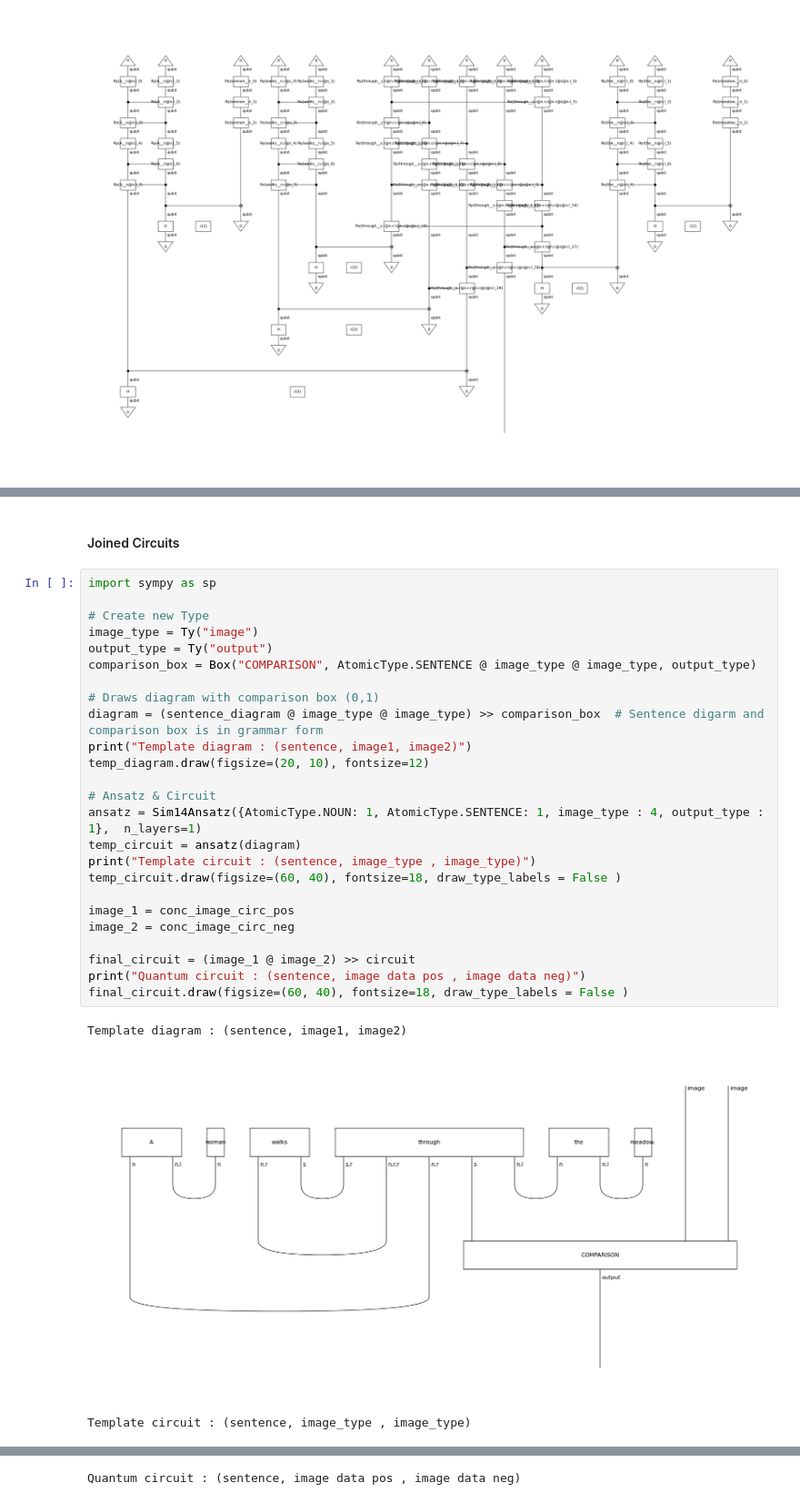
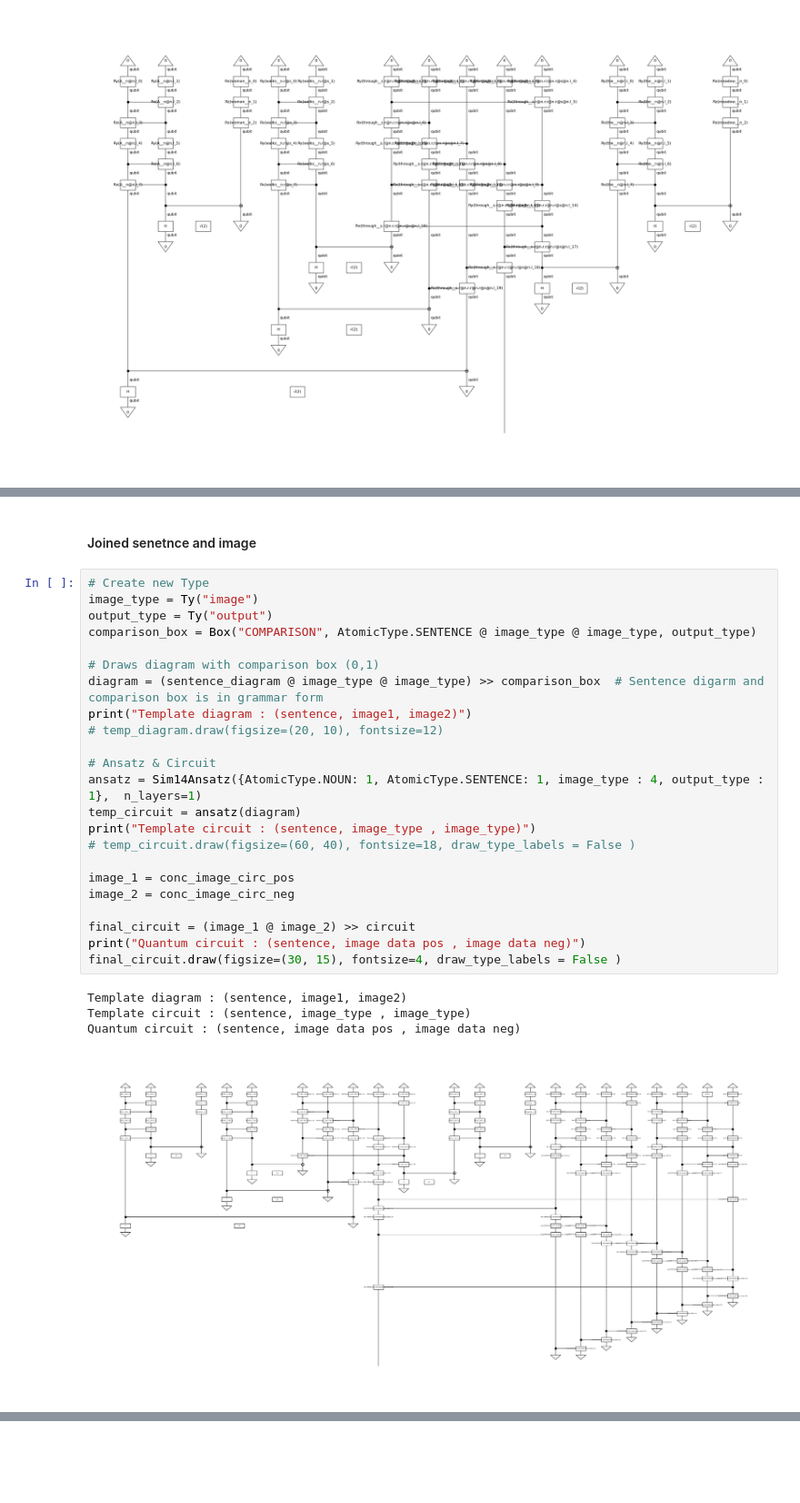
Before and after one commit to halaa901/QNLP-Thesis, a Jupyter notebook: implementation.ipynb, the cells around one changed output, grey strips where cells are left out. Shown at 91% size. Cells and saved outputs as stored; diff of their text form; blank space fills up the shorter version.

Commit message:
minor improvements on image vector feature extraction

```diff
--- a/implementation.ipynb
+++ b/implementation.ipynb
@@ -191,31 +268,30 @@ conc_sentence.draw(figsize=(30, 20), fontsize=12)
 # %% [markdown]
-#### Joined Circuits
+#### Joined senetnce and image
 # %%
-import sympy as sp
-
 # Create new Type
 image_type = Ty("image")
 output_type = Ty("output")
 comparison_box = Box("COMPARISON", AtomicType.SENTENCE @ image_type @ image_type, output_type)
 
 # Draws diagram with comparison box (0,1)
 diagram = (sentence_diagram @ image_type @ image_type) >> comparison_box  # Sentence digarm and comparison box is in grammar form
 print("Template diagram : (sentence, image1, image2)")
-temp_diagram.draw(figsize=(20, 10), fontsize=12)
+# temp_diagram.draw(figsize=(20, 10), fontsize=12)
 
 # Ansatz & Circuit
 ansatz = Sim14Ansatz({AtomicType.NOUN: 1, AtomicType.SENTENCE: 1, image_type : 4, output_type : 1},  n_layers=1)
 temp_circuit = ansatz(diagram)
 print("Template circuit : (sentence, image_type , image_type)")
-temp_circuit.draw(figsize=(60, 40), fontsize=18, draw_type_labels = False )
+# temp_circuit.draw(figsize=(60, 40), fontsize=18, draw_type_labels = False )
 
 image_1 = conc_image_circ_pos
 image_2 = conc_image_circ_neg
 
 final_circuit = (image_1 @ image_2) >> circuit
 print("Quantum circuit : (sentence, image data pos , image data neg)")
-final_circuit.draw(figsize=(60, 40), fontsize=18, draw_type_labels = False )
+final_circuit.draw(figsize=(30, 15), fontsize=4, draw_type_labels = False )
 # %% [output]
 Template diagram : (sentence, image1, image2)
+Template circuit : (sentence, image_type , image_type)
+Quantum circuit : (sentence, image data pos , image data neg)
-[figure, old version]
+[figure, new version]
-Template circuit : (sentence, image_type , image_type)
@@ -223 +297,0 @@ Template circuit : (sentence, image_type , image_type)
-Quantum circuit : (sentence, image data pos , image data neg)
```
Also changed, not shown: parts of 15 cells of this notebook.
